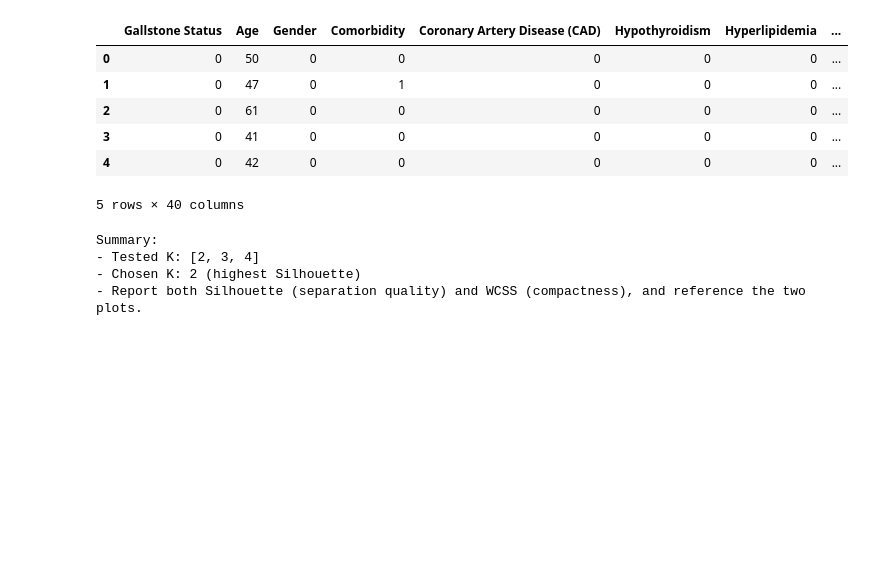
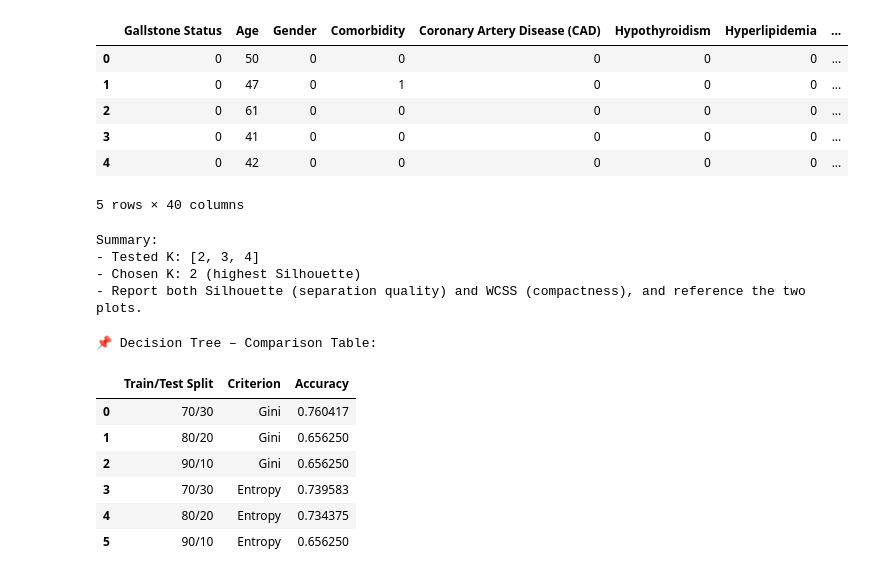
Before and after one commit to ShathaAlshalawi/Gallstone_project, a Jupyter notebook: Reports/phase3.ipynb, the cells around one changed output. Saved outputs shown, nothing was run; the diff lists cells and outputs as text; code cells hidden in the pictures; blank space fills up the shorter version.

```diff
--- a/Reports/phase3.ipynb
+++ b/Reports/phase3.ipynb
@@ -270,3 +289,23 @@ Summary:
 - Tested K: [2, 3, 4]
 - Chosen K: 2 (highest Silhouette)
 - Report both Silhouette (separation quality) and WCSS (compactness), and reference the two plots.
+# %%
+import pandas as pd
+
+dt_results = pd.DataFrame({
+    "Train/Test Split": ["70/30", "80/20", "90/10", "70/30", "80/20", "90/10"],
+    "Criterion": ["Gini", "Gini", "Gini", "Entropy", "Entropy", "Entropy"],
+    "Accuracy": [gini70_acc, gini80_acc, gini90_acc, ent70_acc, ent80_acc, ent90_acc]
+})
+
+print("📌 Decision Tree – Comparison Table:")
+dt_results
+# %% [output]
+📌 Decision Tree – Comparison Table:
+|  | Train/Test Split | Criterion | Accuracy |
+| 0 | 70/30 | Gini | 0.760417 |
+| 1 | 80/20 | Gini | 0.656250 |
+| 2 | 90/10 | Gini | 0.656250 |
+| 3 | 70/30 | Entropy | 0.739583 |
+| 4 | 80/20 | Entropy | 0.734375 |
+| 5 | 90/10 | Entropy | 0.656250 |
```
Also changed, not shown: parts of 6 cells of this notebook.
